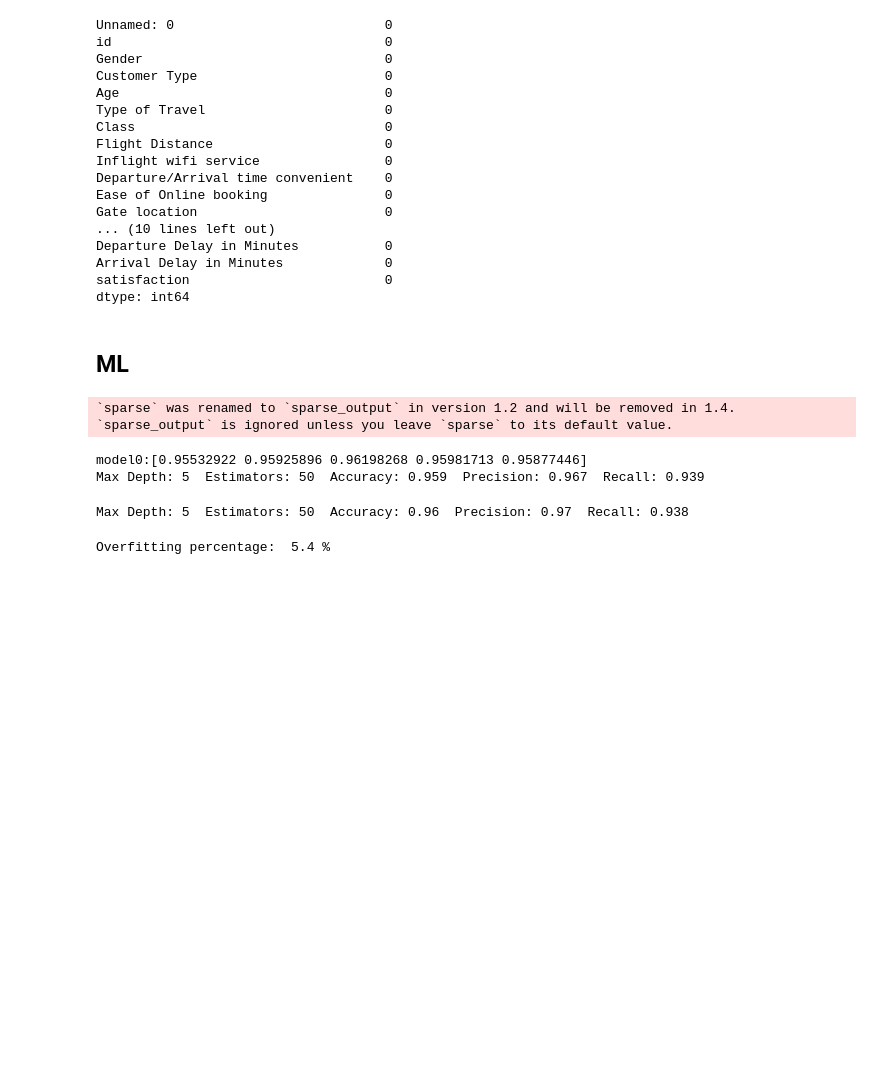
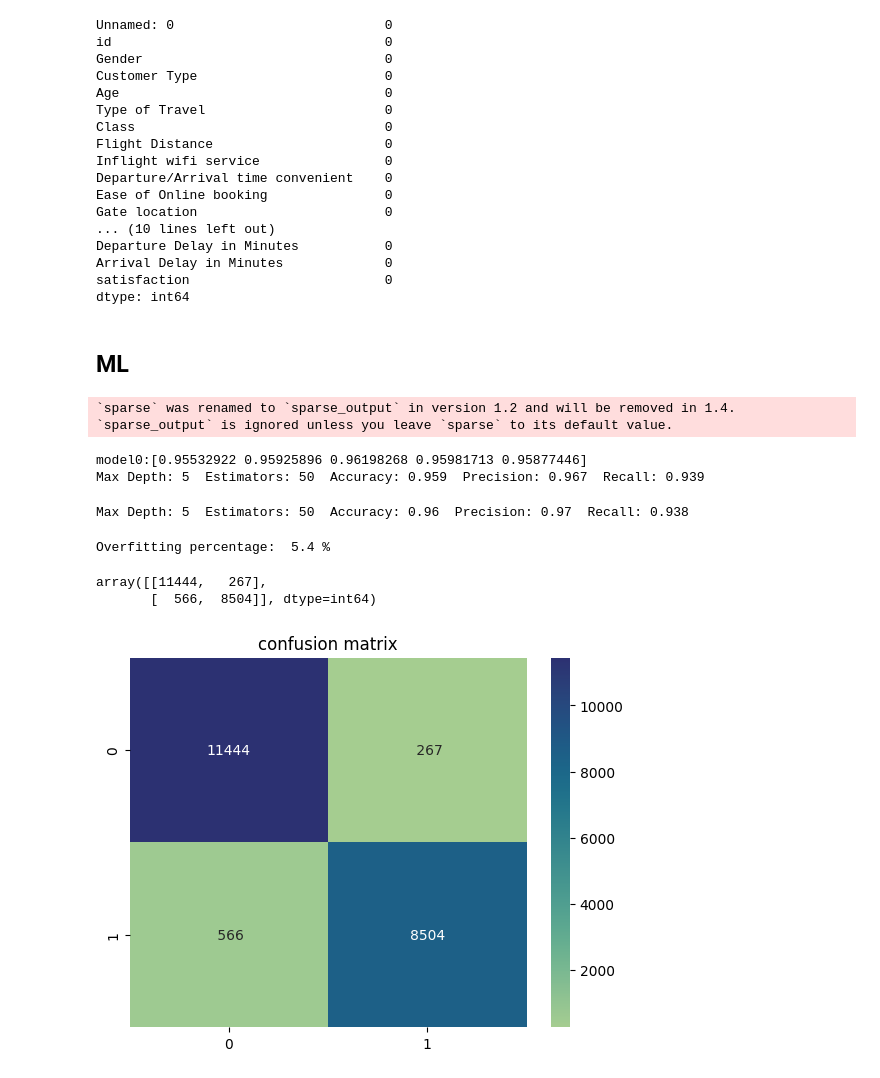
Before and after one commit to AI-School-F5-P2/Aerolinea_equipo_4, a Jupyter notebook: Notebook/testing.ipynb, the cells around one changed output. Cells and saved outputs as stored; diff of their text form; code cells hidden in the pictures; blank space fills up the shorter version.

Commit message:
Feat: confusion_matrix

```diff
--- a/Notebook/testing.ipynb
+++ b/Notebook/testing.ipynb
@@ -476,3 +476,13 @@ overfitting_percentage = ((test_mae_test - train_mae_train) / train_mae_train) *
 print("Overfitting percentage: ", round(overfitting_percentage, 2), "%")
 # %% [output]
 Overfitting percentage:  5.4 %
+# %%
+conf_mx = confusion_matrix(y_test, y_pred)
+
+sns.heatmap(conf_mx, annot=True, fmt='4.0f', cmap='crest')
+plt.title('confusion matrix', size=12)
+conf_mx
+# %% [output]
+array([[11444,   267],
+       [  566,  8504]], dtype=int64)
+[figure, added]
```
Also changed, not shown: parts of 1 cell of this notebook.
